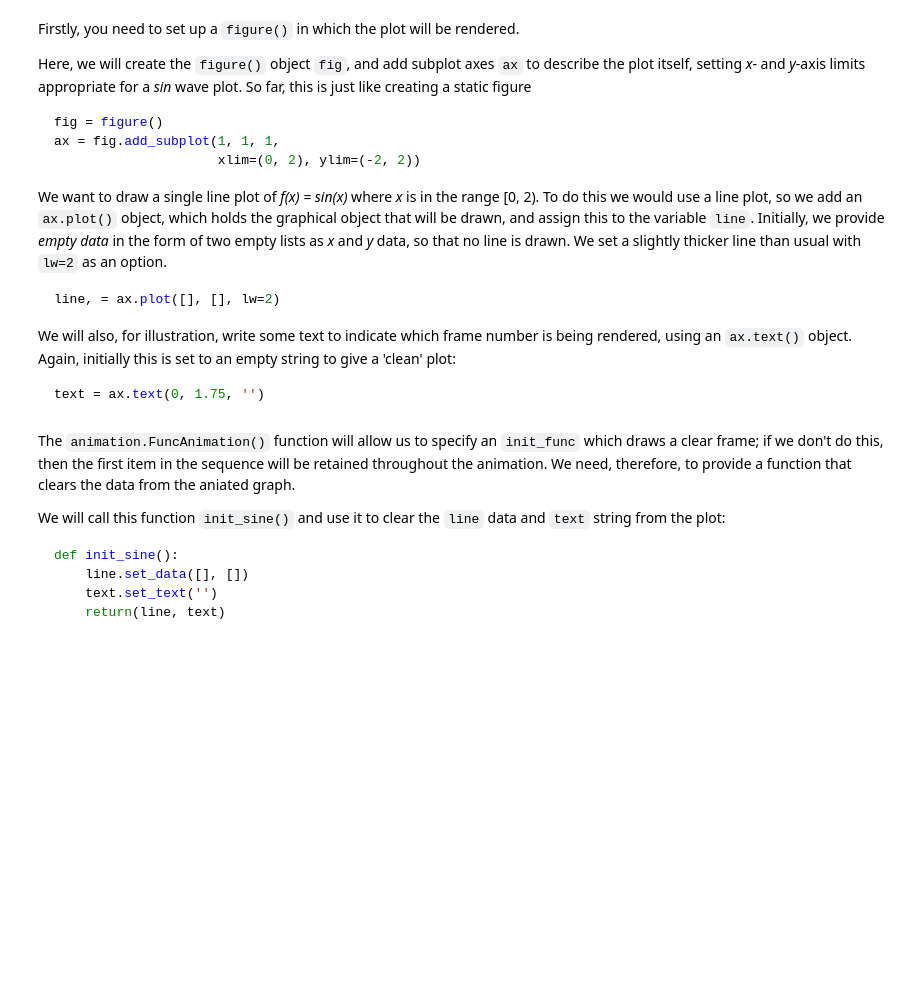
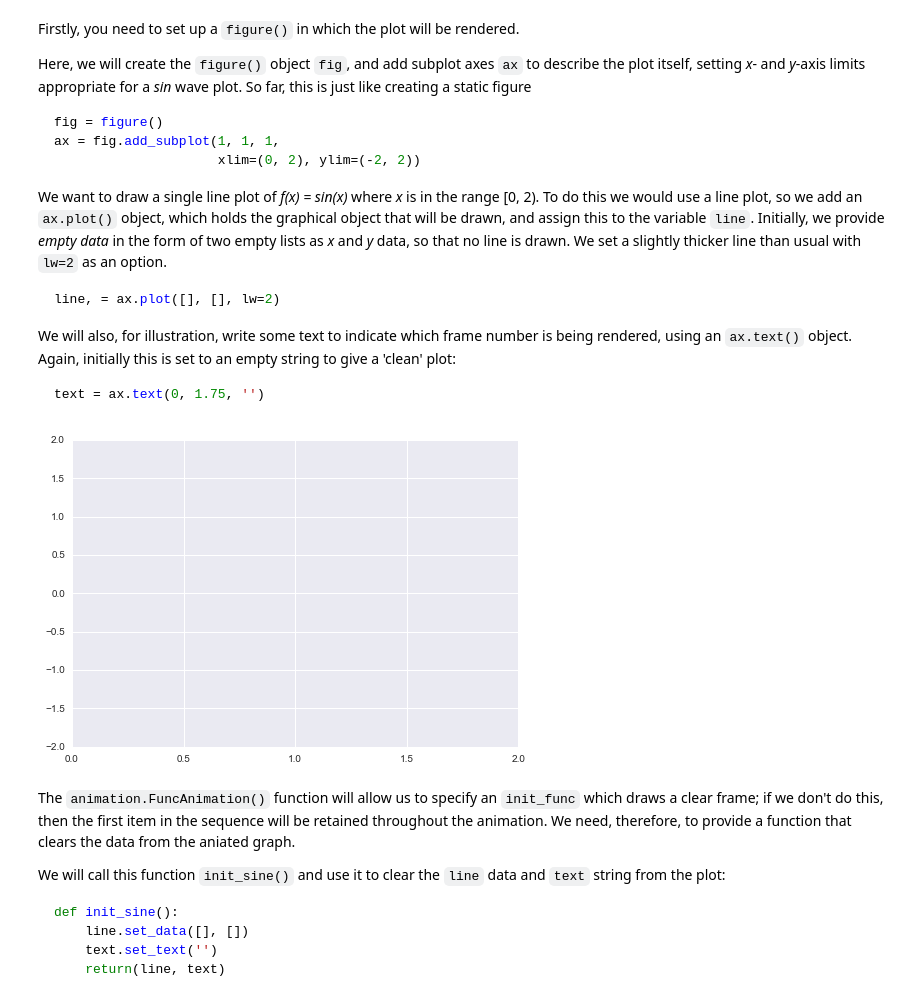
Before and after one commit to widdowquinn/Teaching-Data-Visualisation, a Jupyter notebook: exercises/making_movies/making_movies.ipynb, the cells around one changed output. Drawn from its saved outputs; the diff is of its cells as text; code cells hidden in the pictures; blank space fills up the shorter version.

````diff
--- a/exercises/making_movies/making_movies.ipynb
+++ b/exercises/making_movies/making_movies.ipynb
@@ -100,6 +102,13 @@ text = ax.text(0, 1.75, '')
 ```
 # %%
 # Use this cell to create the clean base plot with the code above
+fig = figure()
+ax = fig.add_subplot(1, 1, 1,
+                     xlim=(0, 2), ylim=(-2, 2))
+line, = ax.plot([], [], lw=2)
+text = ax.text(0, 1.75, '')
+# %% [output]
+[figure, added]
 # %% [markdown]
 The `animation.FuncAnimation()` function will allow us to specify an `init_func` which draws a clear frame; if we don't do this, then the first item in the sequence will be retained throughout the animation. We need, therefore, to provide a function that clears the data from the aniated graph.
 
````
Also changed, not shown: parts of 19 cells of this notebook.
